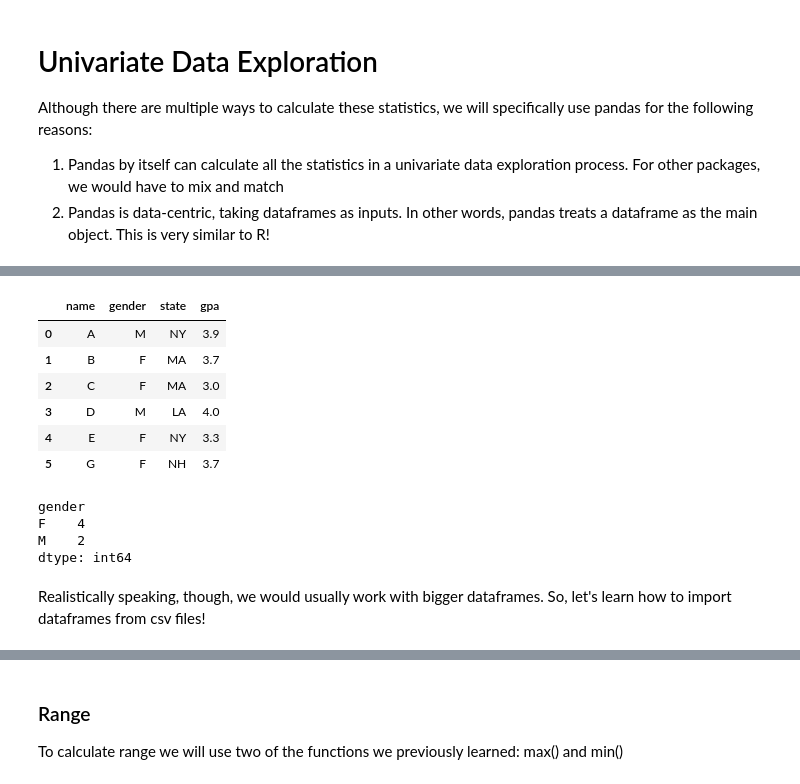
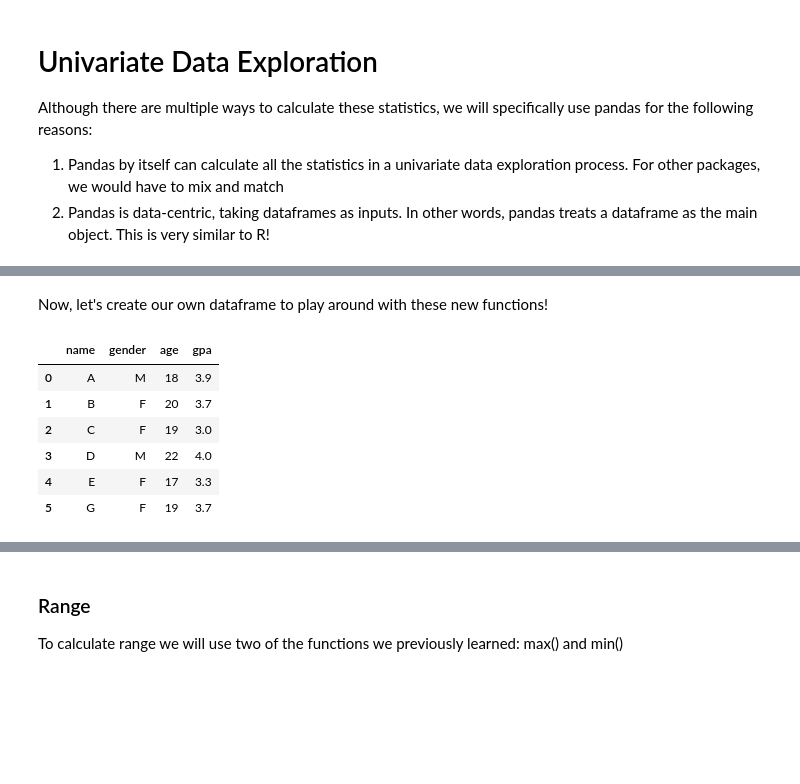
Before and after one commit to vnguyen24/SURF2022, a Jupyter notebook: Session2/Teaching2.ipynb, the cells around one changed output, grey strips where cells are left out. Saved outputs shown, nothing was run; the diff lists cells and outputs as text; code cells hidden in the pictures; blank space fills up the shorter version.

```diff
--- a/Session2/Teaching2.ipynb
+++ b/Session2/Teaching2.ipynb
@@ -21,35 +57,26 @@ Although there are multiple ways to calculate these statistics, we will specific
+# %% [markdown]
+Now, let's create our own dataframe to play around with these new functions!
 # %%
 # Import pandas library
 # Note that you can name the library however you want. "pd" is just a convention that we follow
 import pandas as pd
 
 # Firstly, we're going to play around with our own dataframe
 students_raw = {"name" : ["A", "B", "C", "D", "E", "G"],
        "gender": ["M","F", "F", "M", "F", "F"],
-       "state": ["NY", "MA", "MA", "LA", "NY", "NH"],
+       "age": [18, 20, 19, 22, 17, 19],
        "gpa": [3.9, 3.7, 3.0, 4.0, 3.3, 3.7]}
 
 # To officially make it a pandas dataframe, we need this code
-students_pd = pd.DataFrame(students_raw, columns = ["name", "gender", "state", "gpa"])
+students_pd = pd.DataFrame(students_raw, columns = ["name", "gender", "age", "gpa"])
 
 # Look at the data
 students_pd
 # %% [output]
-|  | name | gender | state | gpa |
-| 0 | A | M | NY | 3.9 |
-| 1 | B | F | MA | 3.7 |
-| 2 | C | F | MA | 3.0 |
-| 3 | D | M | LA | 4.0 |
-| 4 | E | F | NY | 3.3 |
-| 5 | G | F | NH | 3.7 |
+|  | name | gender | age | gpa |
+| 0 | A | M | 18 | 3.9 |
+| 1 | B | F | 20 | 3.7 |
+| 2 | C | F | 19 | 3.0 |
+| 3 | D | M | 22 | 4.0 |
+| 4 | E | F | 17 | 3.3 |
+| 5 | G | F | 19 | 3.7 |
-# %%
-# Let's say that we want to create a frequency table of species.
-# To do so, we type dataframe.value_counts()
-students_pd.value_counts("gender")
-# %% [output]
-gender
-F    4
-M    2
-dtype: int64
-# %% [markdown]
-Realistically speaking, though, we would usually work with bigger dataframes. So, let's learn how to import dataframes from csv files!
```
Also changed, not shown: parts of 42 cells of this notebook, 3 other files.
